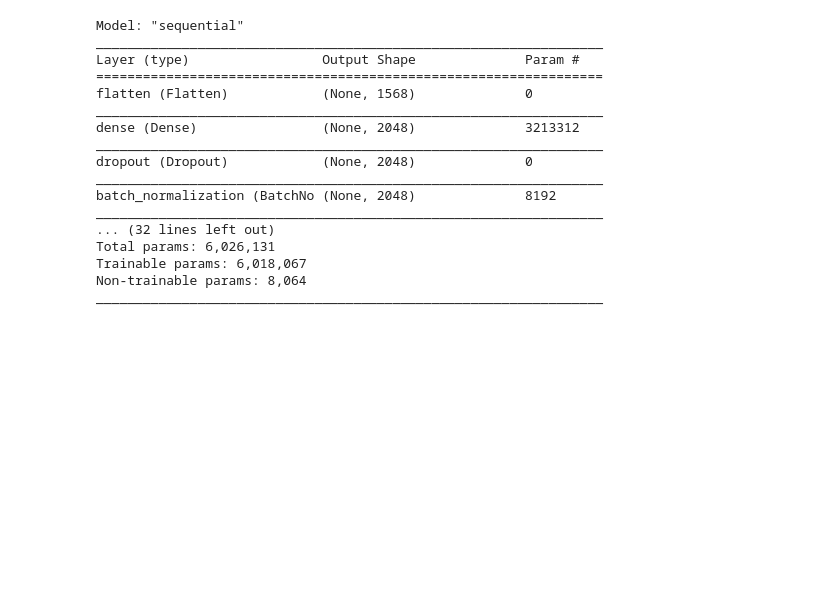
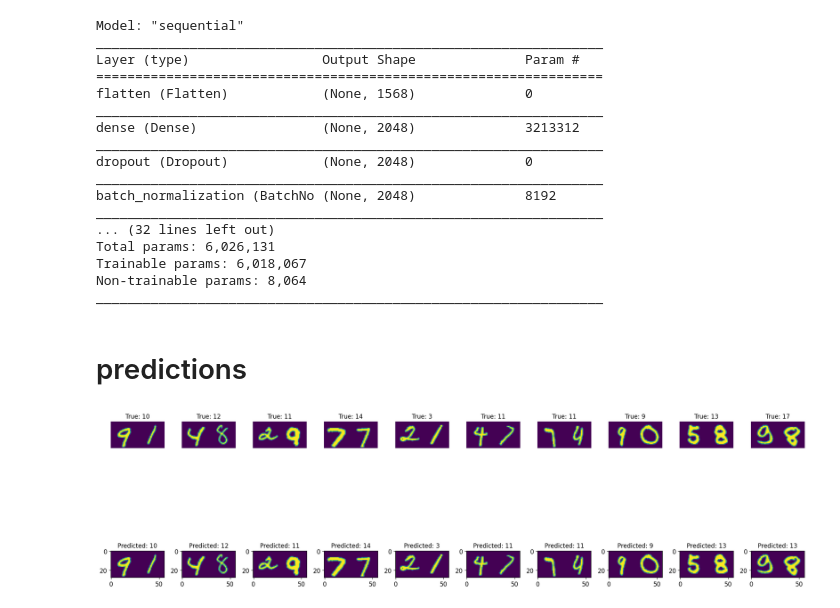
Before and after one commit to ljf441/mnist_add, a Jupyter notebook: pipeline.ipynb, the cells around one changed output. Cells and saved outputs as stored; diff of their text form; code cells hidden in the pictures; blank space fills up the shorter version.

```diff
--- a/pipeline.ipynb
+++ b/pipeline.ipynb
@@ -7,7 +9,7 @@ import matplotlib.pyplot as plt
 import logging
 import sys
 import pickle
-import joblib
+import joblib as jl
 import os
 import gc
 
@@ -39,4 +41,8 @@ import optuna
 from optuna.samplers import TPESampler
 
 from sklearn.manifold import TSNE
+from sklearn.metrics import silhouette_score
+
+import multiprocessing
+cores=multiprocessing.cpu_count()-5
 # %% [output]
@@ -233,10 +211,10 @@ plot_dists()
+# %%
+x_train, y_train, x_test, y_test, x_val, y_val = get_data()
 # %%
-X, Y, D1, D2, x_train, y_train, x_test, y_test, x_val, y_val = get_data()
-
 def objective(trial):
-    learning_rate = trial.suggest_float('learning_rate', 1e-5, 1e-3, log=True)
+    learning_rate = trial.suggest_float('learning_rate', 1e-5, 1e-3, log=True) #3
     dropout_rate = trial.suggest_float('dropout_rate', 0.01, 0.5)
-    l2_regularization = trial.suggest_float('l2_regularization', 1e-4, 1e-3)
+    l2_regularization = trial.suggest_float('l2_regularization', 1e-5, 1e-3)
     n_layers = trial.suggest_int('n_layers', 4, 6)
     batch_size = trial.suggest_int('batch_size', 16, 256)
 
@@ -388,26 +369,30 @@ Total params: 6,026,131
 Trainable params: 6,018,067
 Non-trainable params: 8,064
 _________________________________________________________________
+# %% [markdown]
+# predictions
 # %%
-x_train, y_train, x_test, y_test, x_val, y_val = load_data()
-
 def nn_predict():
     np.random.seed(220)
     model = load_model(f'nn_fitted_{m_name}.keras')
     predictions = model.predict(x_test)
     idxs = np.random.choice(len(x_test), size=10, replace=False)
 
     fig, axs = plt.subplots(2, 10, figsize=(20, 10))
 
     for i in range(10):
         idx = idxs[i]
         axs[0, i].imshow(x_test[idx])
         axs[0, i].set_title(f"True: {np.argmax(y_test, axis=1)[idx]}")
         axs[0, i].axis('off')
         axs[1, i].imshow(x_test[idx])
         axs[1, i].set_title(f"Predicted: {np.argmax(predictions, axis=1)[idx]}")
         axs[0, i].axis('off')
 
     fig.tight_layout()
     plt.savefig("nn_predictions.png")
     plt.show()
+
+nn_predict()
+# %% [output]
+[figure, added]
```
Also changed, not shown: parts of 19 cells of this notebook, 41 other files.
